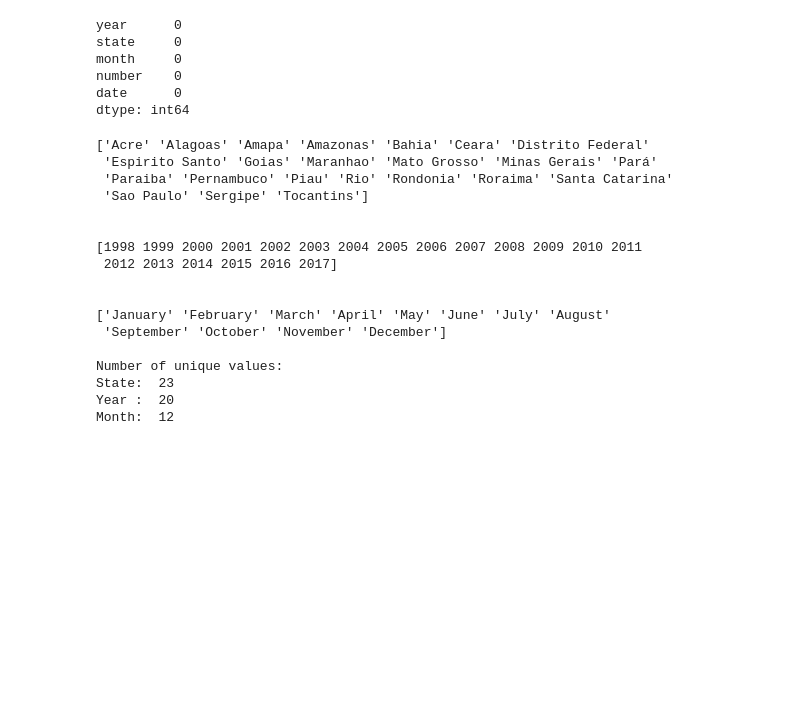
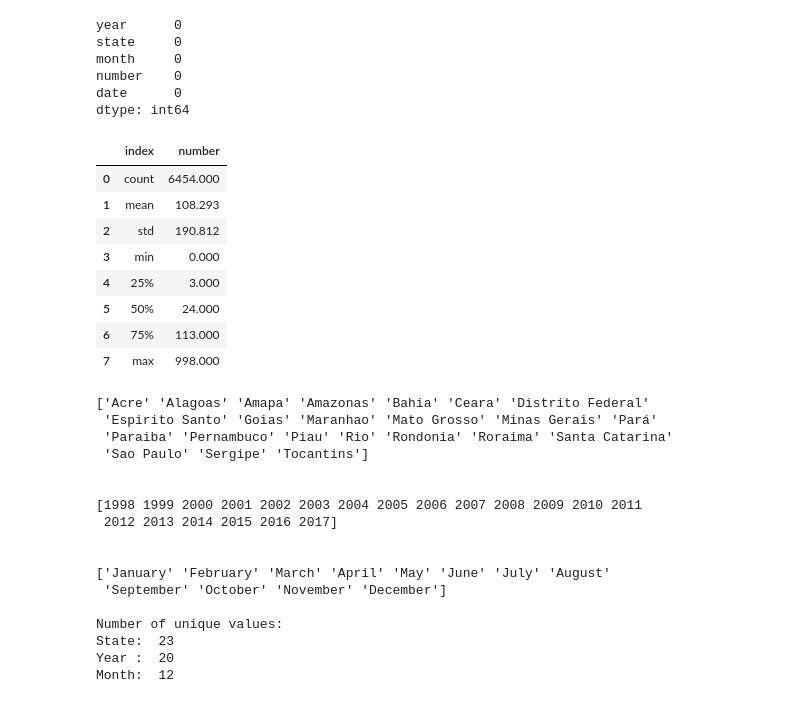
Before and after one commit to maizavolpato/forest_fire_Brazil, a Jupyter notebook: forest_fire.ipynb, the cells around one changed output. Drawn from its saved outputs; the diff is of its cells as text; code cells hidden in the pictures; blank space fills up the shorter version.

```diff
--- a/forest_fire.ipynb
+++ b/forest_fire.ipynb
@@ -40,6 +40,20 @@ month     0
 number    0
 date      0
 dtype: int64
+# %%
+#usimg the function descrive to undertand about the wildfire's numbers in 20 years
+statistics = df['number'].describe().reset_index().round(3)
+statistics
+# %% [output]
+|  | index | number |
+| 0 | count | 6454.000 |
+| 1 | mean | 108.293 |
+| 2 | std | 190.812 |
+| 3 | min | 0.000 |
+| 4 | 25% | 3.000 |
+| 5 | 50% | 24.000 |
+| 6 | 75% | 113.000 |
+| 7 | max | 998.000 |
 # %%
 #checking uniques values in the columm state and month
 print(df.state.unique())
```
Also changed, not shown: parts of 1 cell of this notebook, 1 other file.
